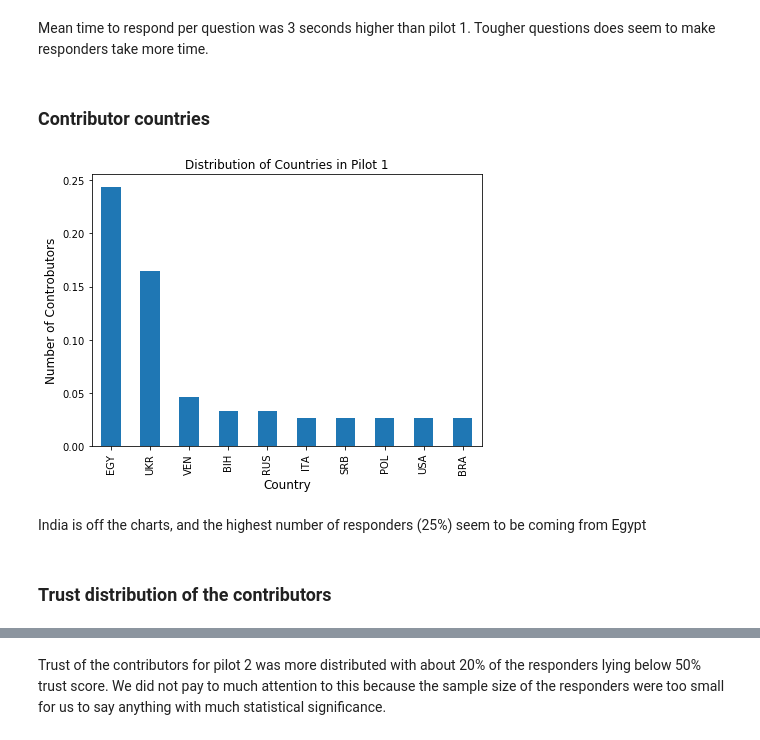
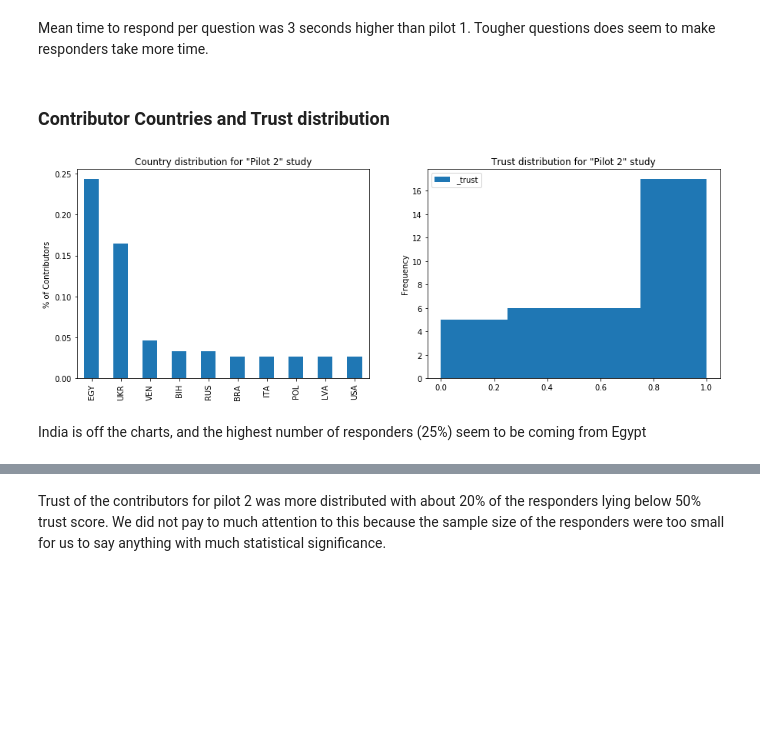
Before and after one commit to smferro54/W241_Final_Project, a Jupyter notebook: Final Project W241.ipynb, the cells around one changed output, grey strips where cells are left out. Saved outputs shown, nothing was run; the diff lists cells and outputs as text; code cells hidden in the pictures; blank space fills up the shorter version.

```diff
--- a/Final Project W241.ipynb
+++ b/Final Project W241.ipynb
@@ -191,20 +181,22 @@ second_pilot['_time_to_respond'].describe().reset_index().set_index('index').loc
 | mean | 0 days 00:00:16.027522 |
 # %% [markdown]
 Mean time to respond per question was 3 seconds higher than pilot 1. Tougher questions does seem to make responders take more time.
-# %% [markdown]
-### Contributor countries
-# %%
-country_count  = second_pilot['_country'].value_counts()
-country_count = country_count[:10,]/first_pilot.shape[0]
-plt.figure(figsize=(7,5))
-country_count.plot(kind='bar')
-plt.title('Distribution of Countries in Pilot 1')
-plt.ylabel('Number of Controbutors', fontsize=12)
-plt.xlabel('Country', fontsize=12)
-plt.show()
-# %% [output]
-[figure, removed]
+# %% [markdown]
+### Contributor Countries and Trust distribution
+# %%
+f, axes = plt.subplots(1, 2);
+f.set_figheight(5)
+f.set_figwidth(15)
+country_count  = second_pilot._country.value_counts()
+country_count = country_count[:10,]/first_pilot.shape[0]
+country_count.plot(kind='bar', ax=axes[0]);
+axes[0].set_title('Country distribution for "Pilot 2" study')
+axes[0].set_ylabel('% of Contributors')
+trust_per_worker  = second_pilot[['_trust', '_worker_id']].groupby('_worker_id').mean();
+trust_per_worker.plot(kind='hist', bins = 4, ax=axes[1]);
+axes[1].set_title('Trust distribution for "Pilot 2" study')
+plt.show()
+# %% [output]
+[figure, added]
 # %% [markdown]
 India is off the charts, and the highest number of responders (25%) seem to be coming from Egypt
-# %% [markdown]
-### Trust distribution of the contributors
```
Also changed, not shown: parts of 20 cells of this notebook, 1 other file.
